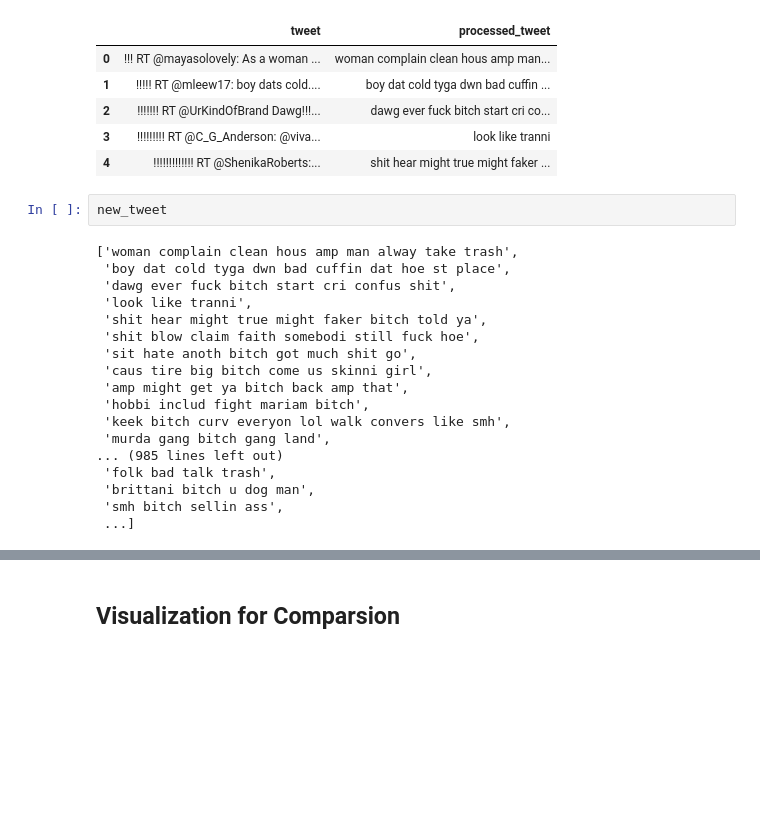
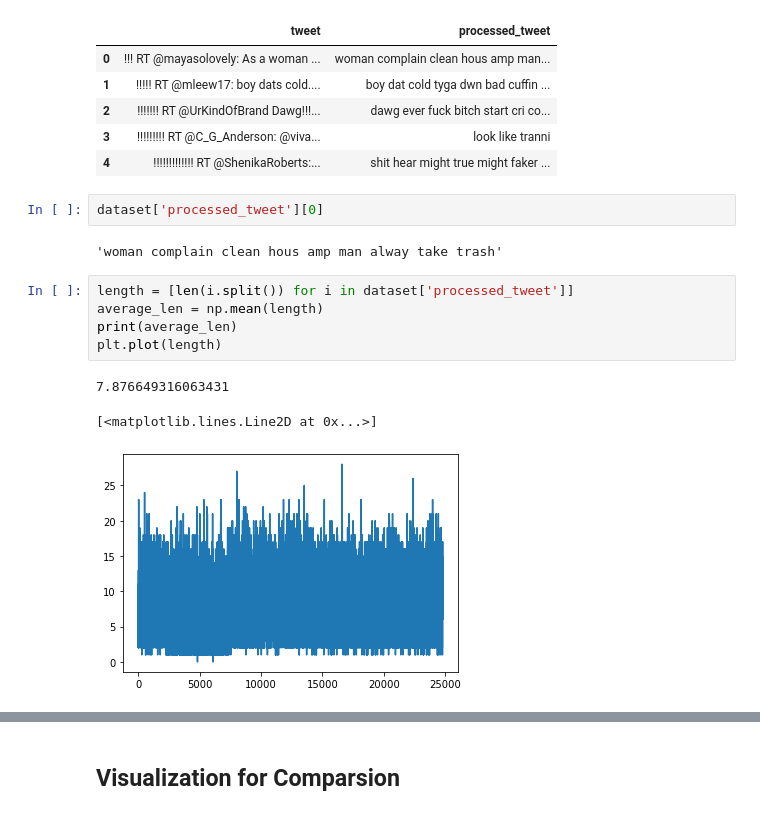
Before and after one commit to Anpan981025/ML_groupproject, a Jupyter notebook: hate_speech_classifier.ipynb, the cells around one changed output, grey strips where cells are left out. Saved outputs shown, nothing was run; the diff lists cells and outputs as text; blank space fills up the shorter version.

```diff
--- a/hate_speech_classifier.ipynb
+++ b/hate_speech_classifier.ipynb
@@ -198,23 +198,16 @@ dataset[['tweet','processed_tweet']].head()
 | 2 | !!!!!!! RT @UrKindOfBrand Dawg!!!... | dawg ever fuck bitch start cri co... |
 | 3 | !!!!!!!!! RT @C_G_Anderson: @viva... | look like tranni |
 | 4 | !!!!!!!!!!!!! RT @ShenikaRoberts:... | shit hear might true might faker ... |
-# %%
-new_tweet
-# %% [output]
-['woman complain clean hous amp man alway take trash',
- 'boy dat cold tyga dwn bad cuffin dat hoe st place',
- 'dawg ever fuck bitch start cri confus shit',
- 'look like tranni',
- 'shit hear might true might faker bitch told ya',
- 'shit blow claim faith somebodi still fuck hoe',
- 'sit hate anoth bitch got much shit go',
- 'caus tire big bitch come us skinni girl',
- 'amp might get ya bitch back amp that',
- 'hobbi includ fight mariam bitch',
- 'keek bitch curv everyon lol walk convers like smh',
- 'murda gang bitch gang land',
-... (985 lines left out)
- 'folk bad talk trash',
- 'brittani bitch u dog man',
- 'smh bitch sellin ass',
- ...]
+# %%
+dataset['processed_tweet'][0]
+# %% [output]
+'woman complain clean hous amp man alway take trash'
+# %%
+length = [len(i.split()) for i in dataset['processed_tweet']]
+average_len = np.mean(length)
+print(average_len)
+plt.plot(length)
+# %% [output]
+7.876649316063431
+[<matplotlib.lines.Line2D at 0x...>]
+[figure, added]
```
Also changed, not shown: parts of 7 cells of this notebook.
